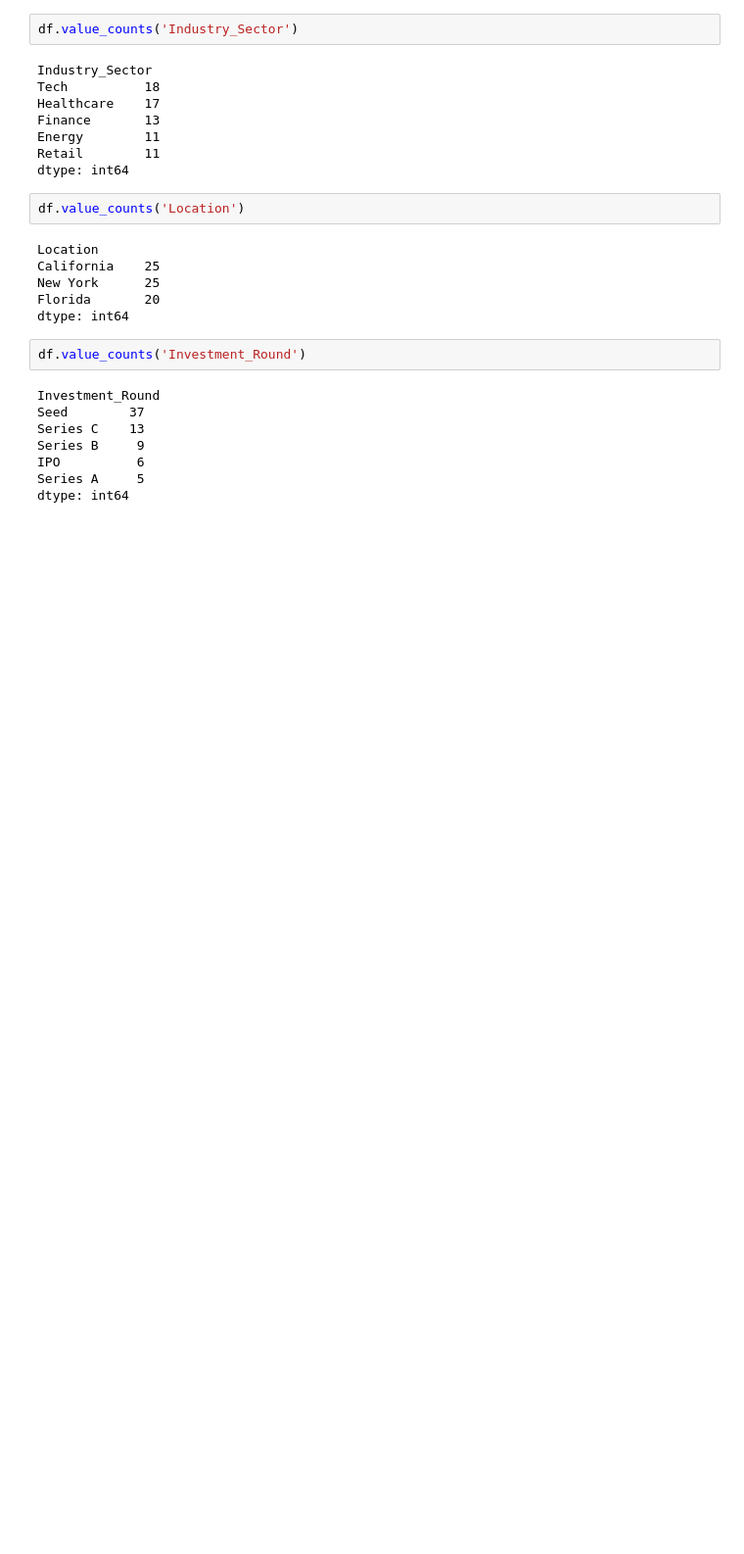
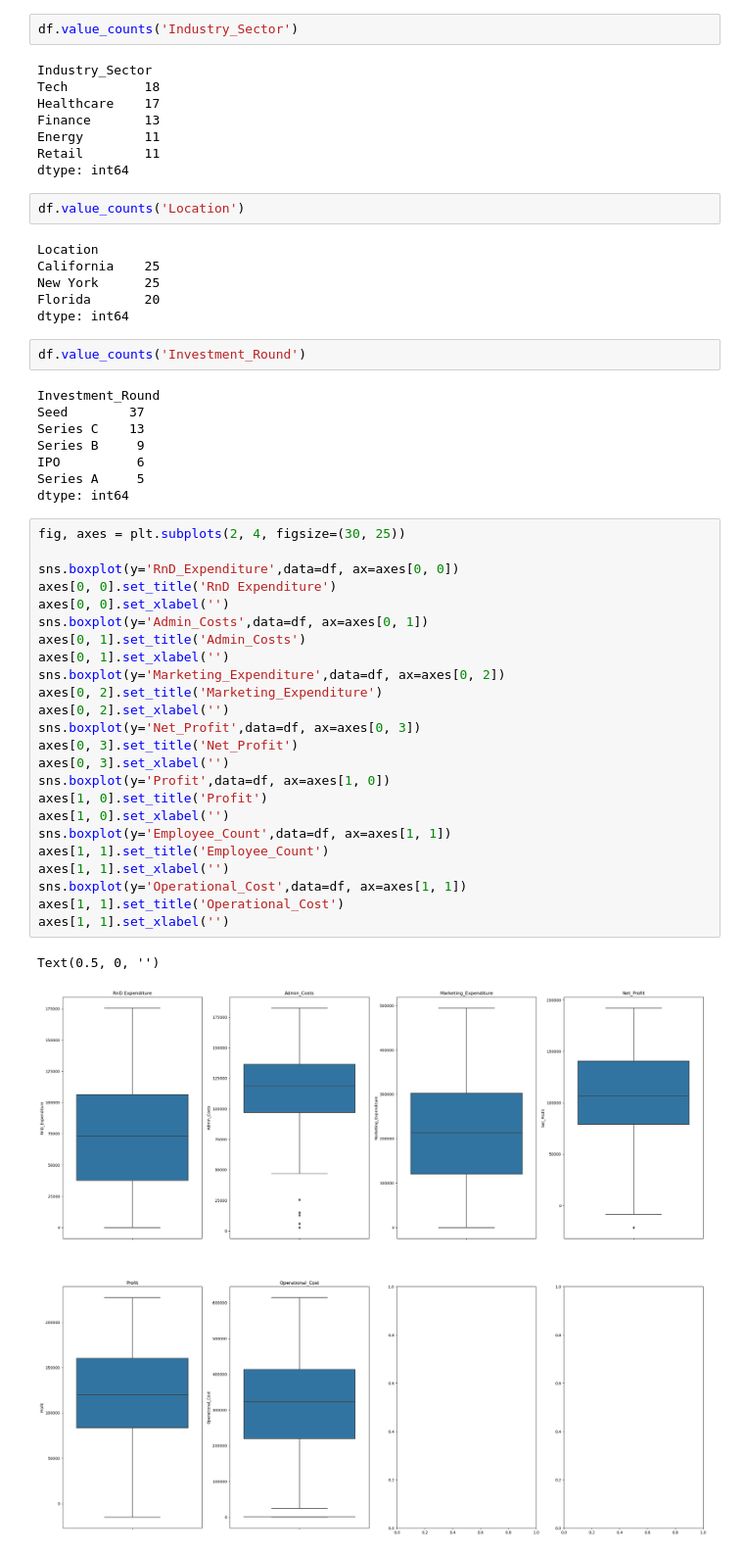
Before and after one commit to joseklapp/UCEMA_2023, a Jupyter notebook: part-3/tp startups regresion/TP 3 - Regresion Startups.ipynb, the cells around one changed output. Shown at 98% size. Saved outputs shown, nothing was run; the diff lists cells and outputs as text; blank space fills up the shorter version.

```diff
--- a/part-3/tp startups regresion/TP 3 - Regresion Startups.ipynb
+++ b/part-3/tp startups regresion/TP 3 - Regresion Startups.ipynb
@@ -101,3 +102,30 @@ Series B     9
 IPO          6
 Series A     5
 dtype: int64
+# %%
+fig, axes = plt.subplots(2, 4, figsize=(30, 25))
+
+sns.boxplot(y='RnD_Expenditure',data=df, ax=axes[0, 0])
+axes[0, 0].set_title('RnD Expenditure')
+axes[0, 0].set_xlabel('')
+sns.boxplot(y='Admin_Costs',data=df, ax=axes[0, 1])
+axes[0, 1].set_title('Admin_Costs')
+axes[0, 1].set_xlabel('')
+sns.boxplot(y='Marketing_Expenditure',data=df, ax=axes[0, 2])
+axes[0, 2].set_title('Marketing_Expenditure')
+axes[0, 2].set_xlabel('')
+sns.boxplot(y='Net_Profit',data=df, ax=axes[0, 3])
+axes[0, 3].set_title('Net_Profit')
+axes[0, 3].set_xlabel('')
+sns.boxplot(y='Profit',data=df, ax=axes[1, 0])
+axes[1, 0].set_title('Profit')
+axes[1, 0].set_xlabel('')
+sns.boxplot(y='Employee_Count',data=df, ax=axes[1, 1])
+axes[1, 1].set_title('Employee_Count')
+axes[1, 1].set_xlabel('')
+sns.boxplot(y='Operational_Cost',data=df, ax=axes[1, 1])
+axes[1, 1].set_title('Operational_Cost')
+axes[1, 1].set_xlabel('')
+# %% [output]
+Text(0.5, 0, '')
+[figure, added]
```
Also changed, not shown: parts of 24 cells of this notebook.
